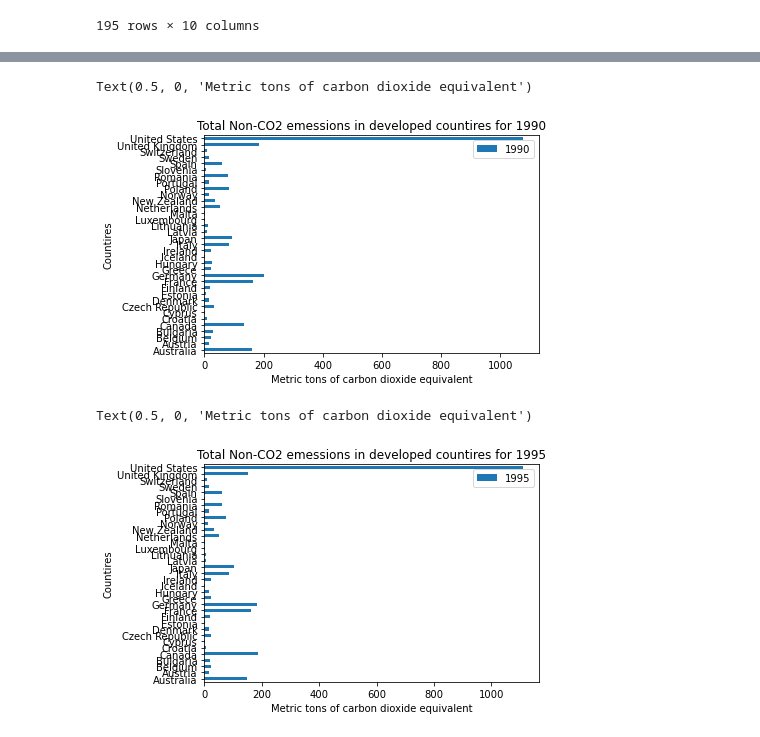
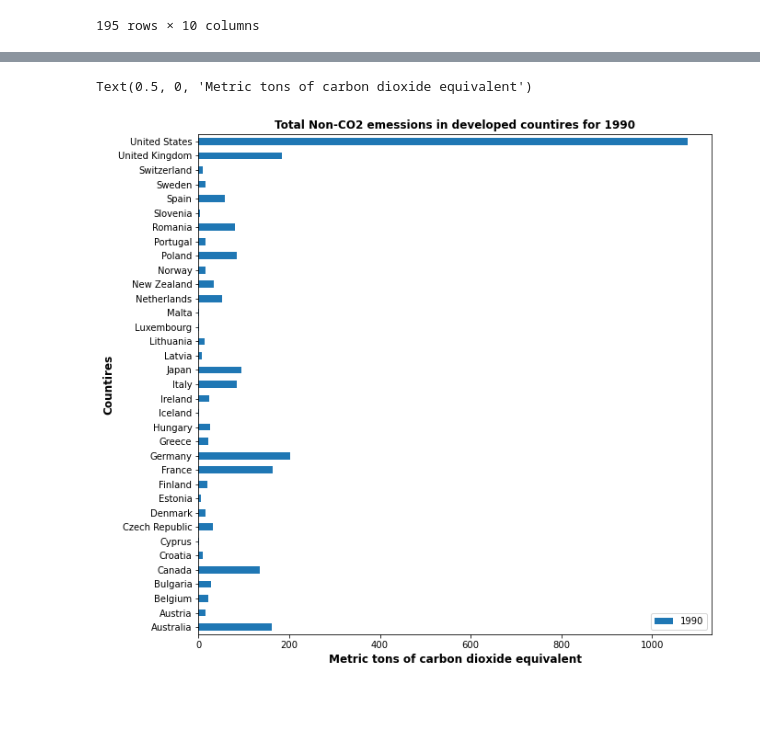
Before and after one commit to coreymcculley/Investigation-into-Carbon-Emmisions-and-Renenwable-Energy, a Jupyter notebook: rice bootcamp renewable resources project/non_co2_projections.ipynb, the cells around one changed output, grey strips where cells are left out. Saved outputs shown, nothing was run; the diff lists cells and outputs as text; code cells hidden in the pictures; blank space fills up the shorter version.

```diff
--- a/rice bootcamp renewable resources project/non_co2_projections.ipynb
+++ b/rice bootcamp renewable resources project/non_co2_projections.ipynb
@@ -138,18 +138,10 @@ nonco2_emissions_developed_countries
 | 190 | United Kingdom | 182.965 | 151.375654 | 118.662230 | 96.862158 | 94.780091 | 98.862179 | 101.652257 | 104.802964 | 106.464375 |
 | 191 | United States | 1078.23 | 1111.818754 | 1110.262749 | 1080.342378 | 1196.662351 | 1298.564694 | 1409.791504 | 1540.907020 | 1625.177925 |
 # %%
-hbar_1990 = nonco2_emissions_developed_countries.plot.barh(x='Name', y='1990')
-plt.title("Total Non-CO2 emessions in developed countires for 1990")
-plt.ylabel("Countires")
-plt.xlabel("Metric tons of carbon dioxide equivalent")
+hbar_1990 = nonco2_emissions_developed_countries.plot.barh(x='Name', y='1990', figsize=(10, 10))
+plt.title("Total Non-CO2 emessions in developed countires for 1990",weight='bold', size=12)
+plt.ylabel("Countires", weight='bold', size=12)
+plt.xlabel("Metric tons of carbon dioxide equivalent", weight='bold', size=12)
 # %% [output]
 Text(0.5, 0, 'Metric tons of carbon dioxide equivalent')
-[figure, old version]
+[figure, new version]
-# %%
-hbar_1995 = nonco2_emissions_developed_countries.plot.barh(x='Name', y='1995')
-plt.title("Total Non-CO2 emessions in developed countires for 1995")
-plt.ylabel("Countires")
-plt.xlabel("Metric tons of carbon dioxide equivalent")
-# %% [output]
-Text(0.5, 0, 'Metric tons of carbon dioxide equivalent')
-[figure, removed]
```
Also changed, not shown: parts of 7 cells of this notebook, 1 other file.
